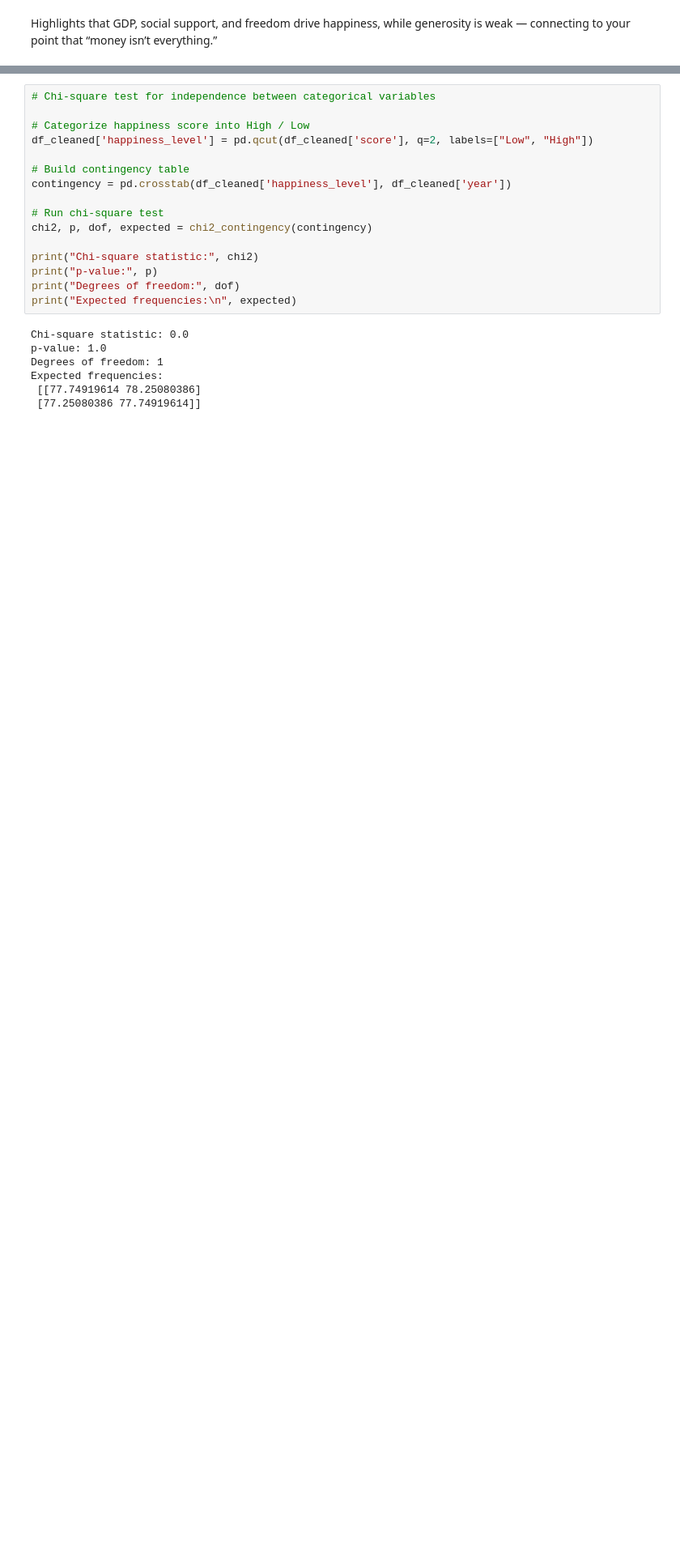
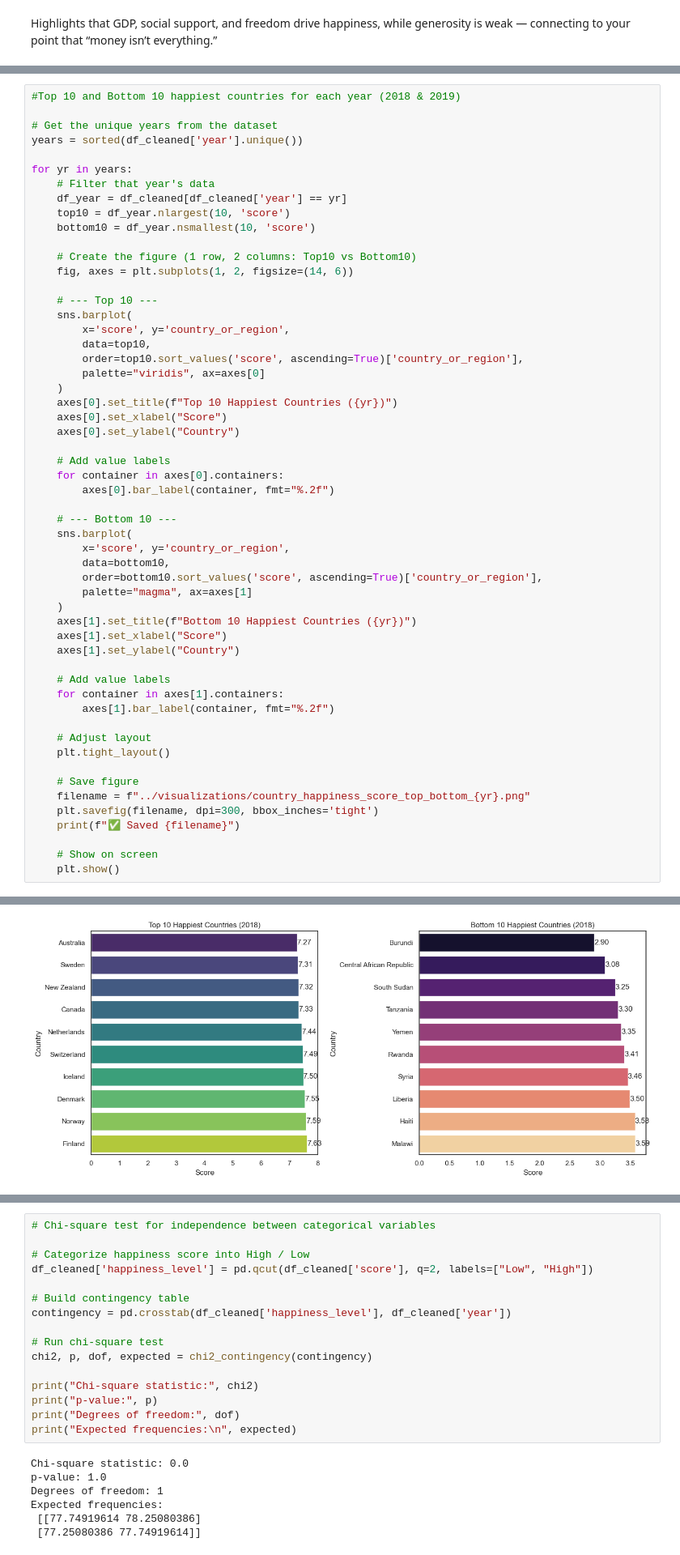
Before and after one commit to Tsuna-mi/happiness-eda-project, a Jupyter notebook: notebooks/happiness_eda.ipynb, the cells around one changed output, grey strips where cells are left out. Shown at 81% size. Saved outputs shown, nothing was run; the diff lists cells and outputs as text; blank space fills up the shorter version.

```diff
--- a/notebooks/happiness_eda.ipynb
+++ b/notebooks/happiness_eda.ipynb
@@ -1112,0 +1168,56 @@ plt.show()
+# %%
+#Top 10 and Bottom 10 happiest countries for each year (2018 & 2019)
+
+# Get the unique years from the dataset
+years = sorted(df_cleaned['year'].unique())
+
+for yr in years:
+    # Filter that year's data
+    df_year = df_cleaned[df_cleaned['year'] == yr]
+    top10 = df_year.nlargest(10, 'score')
+    bottom10 = df_year.nsmallest(10, 'score')
+
+    # Create the figure (1 row, 2 columns: Top10 vs Bottom10)
+    fig, axes = plt.subplots(1, 2, figsize=(14, 6))
+
+    # --- Top 10 ---
+    sns.barplot(
+        x='score', y='country_or_region',
+        data=top10,
+        order=top10.sort_values('score', ascending=True)['country_or_region'],
+        palette="viridis", ax=axes[0]
+    )
+    axes[0].set_title(f"Top 10 Happiest Countries ({yr})")
+    axes[0].set_xlabel("Score")
+    axes[0].set_ylabel("Country")
+
+    # Add value labels
+    for container in axes[0].containers:
+        axes[0].bar_label(container, fmt="%.2f")
+
+    # --- Bottom 10 ---
+    sns.barplot(
+        x='score', y='country_or_region',
+        data=bottom10,
+        order=bottom10.sort_values('score', ascending=True)['country_or_region'],
+        palette="magma", ax=axes[1]
+    )
+    axes[1].set_title(f"Bottom 10 Happiest Countries ({yr})")
+    axes[1].set_xlabel("Score")
+    axes[1].set_ylabel("Country")
+
+    # Add value labels
+    for container in axes[1].containers:
+        axes[1].bar_label(container, fmt="%.2f")
+
+    # Adjust layout
+    plt.tight_layout()
+
+    # Save figure
+    filename = f"../visualizations/country_happiness_score_top_bottom_{yr}.png"
+    plt.savefig(filename, dpi=300, bbox_inches='tight')
+    print(f"✅ Saved {filename}")
+
+    # Show on screen
+    plt.show()
+# %% [output]
@@ -1112,0 +1225 @@ plt.show()
+[figure, added]
```
Also changed, not shown: parts of 6 cells of this notebook, 3 other files.
